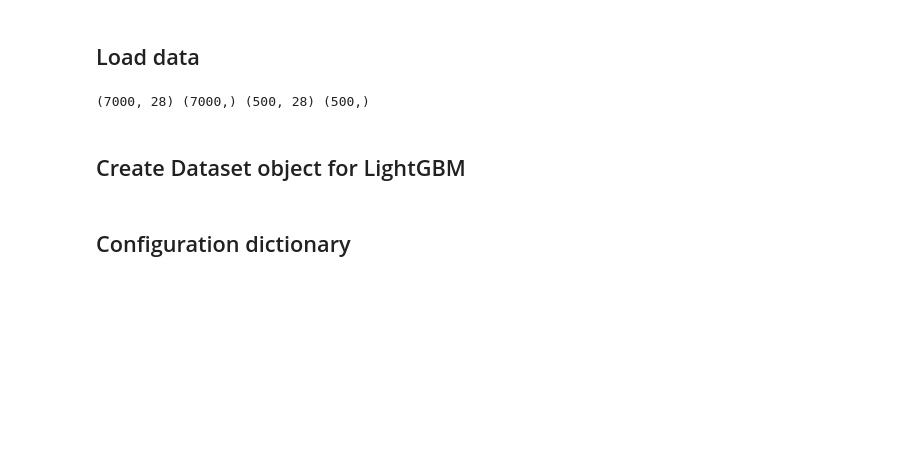
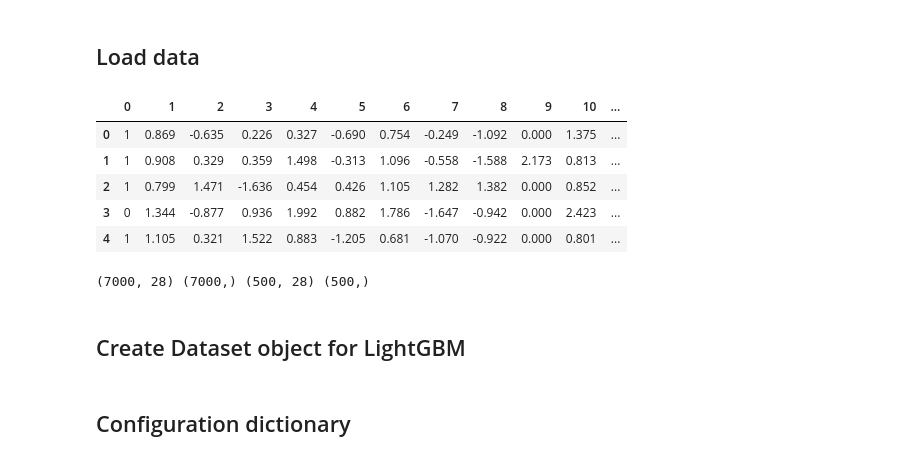
Before and after one commit to hccho2/hccho2FirstGitProject, a Jupyter notebook: titanic/lightgbm_interactive_plot_example.ipynb, the cells around one changed output. Cells and saved outputs as stored; diff of their text form; code cells hidden in the pictures; blank space fills up the shorter version.

```diff
--- a/titanic/lightgbm_interactive_plot_example.ipynb
+++ b/titanic/lightgbm_interactive_plot_example.ipynb
@@ -33,3 +37,15 @@ INTERACTIVE:  True
 # %% [markdown]
 ## Load data
+# %%
+df_train = pd.read_csv('regression.train', header=None, sep='\t')
+df_test = pd.read_csv('regression.test', header=None, sep='\t')
+
+df_train.head()
+# %% [output]
+|  | 0 | 1 | 2 | 3 | 4 | 5 | 6 | 7 | 8 | 9 | 10 | ... |
+| 0 | 1 | 0.869 | -0.635 | 0.226 | 0.327 | -0.690 | 0.754 | -0.249 | -1.092 | 0.000 | 1.375 | ... |
+| 1 | 1 | 0.908 | 0.329 | 0.359 | 1.498 | -0.313 | 1.096 | -0.558 | -1.588 | 2.173 | 0.813 | ... |
+| 2 | 1 | 0.799 | 1.471 | -1.636 | 0.454 | 0.426 | 1.105 | 1.282 | 1.382 | 0.000 | 0.852 | ... |
+| 3 | 0 | 1.344 | -0.877 | 0.936 | 1.992 | 0.882 | 1.786 | -1.647 | -0.942 | 0.000 | 2.423 | ... |
+| 4 | 1 | 1.105 | 0.321 | 1.522 | 0.883 | -1.205 | 0.681 | -1.070 | -0.922 | 0.000 | 0.801 | ... |
 # %%
```
Also changed, not shown: parts of 7 cells of this notebook.
